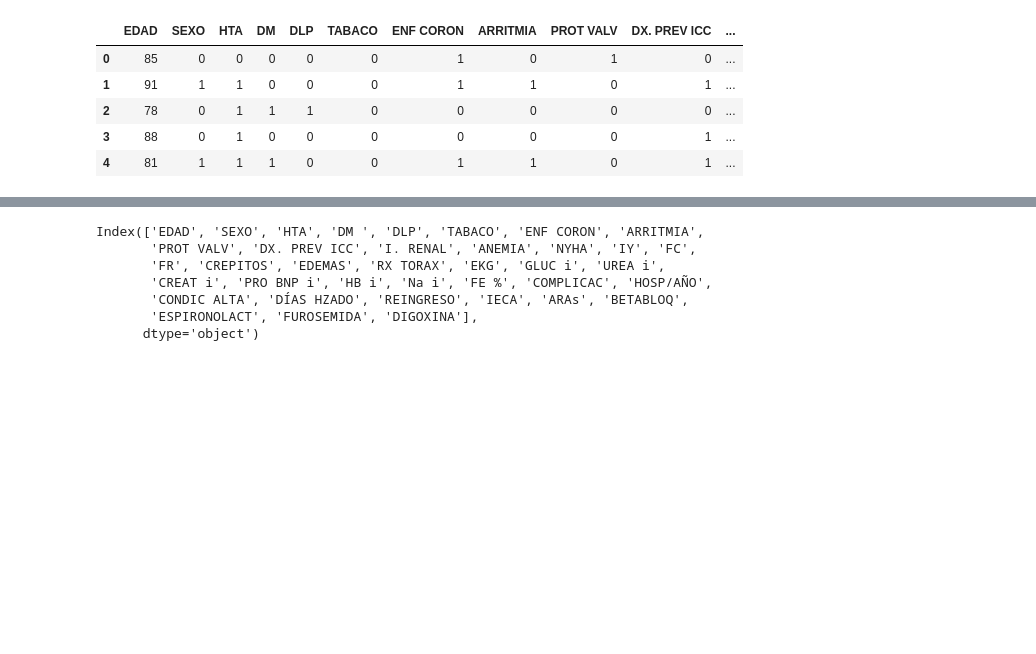
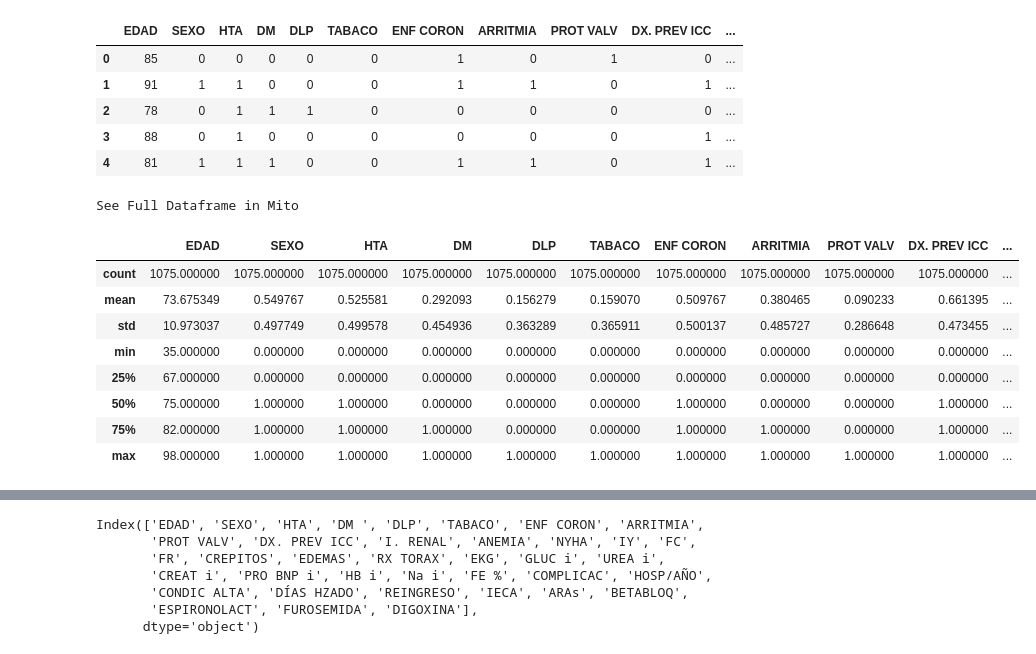
Before and after one commit to moisesStevend/clasificador_altas, a Jupyter notebook: pre_processing/test1.ipynb, the cells around one changed output, grey strips where cells are left out. Drawn from its saved outputs; the diff is of its cells as text; code cells hidden in the pictures; blank space fills up the shorter version.

```diff
--- a/pre_processing/test1.ipynb
+++ b/pre_processing/test1.ipynb
@@ -27,3 +27,16 @@ See Full Dataframe in Mito
 | 2 | 78 | 0 | 1 | 1 | 1 | 0 | 0 | 0 | 0 | 0 | ... |
 | 3 | 88 | 0 | 1 | 0 | 0 | 0 | 0 | 0 | 0 | 1 | ... |
 | 4 | 81 | 1 | 1 | 1 | 0 | 0 | 1 | 1 | 0 | 1 | ... |
+# %%
+df.describe()
+# %% [output]
+See Full Dataframe in Mito
+|  | EDAD | SEXO | HTA | DM | DLP | TABACO | ENF CORON | ARRITMIA | PROT VALV | DX. PREV ICC | ... |
+| count | 1075.000000 | 1075.000000 | 1075.000000 | 1075.000000 | 1075.000000 | 1075.000000 | 1075.000000 | 1075.000000 | 1075.000000 | 1075.000000 | ... |
+| mean | 73.675349 | 0.549767 | 0.525581 | 0.292093 | 0.156279 | 0.159070 | 0.509767 | 0.380465 | 0.090233 | 0.661395 | ... |
+| std | 10.973037 | 0.497749 | 0.499578 | 0.454936 | 0.363289 | 0.365911 | 0.500137 | 0.485727 | 0.286648 | 0.473455 | ... |
+| min | 35.000000 | 0.000000 | 0.000000 | 0.000000 | 0.000000 | 0.000000 | 0.000000 | 0.000000 | 0.000000 | 0.000000 | ... |
+| 25% | 67.000000 | 0.000000 | 0.000000 | 0.000000 | 0.000000 | 0.000000 | 0.000000 | 0.000000 | 0.000000 | 0.000000 | ... |
+| 50% | 75.000000 | 1.000000 | 1.000000 | 0.000000 | 0.000000 | 0.000000 | 1.000000 | 0.000000 | 0.000000 | 1.000000 | ... |
+| 75% | 82.000000 | 1.000000 | 1.000000 | 1.000000 | 0.000000 | 0.000000 | 1.000000 | 1.000000 | 0.000000 | 1.000000 | ... |
+| max | 98.000000 | 1.000000 | 1.000000 | 1.000000 | 1.000000 | 1.000000 | 1.000000 | 1.000000 | 1.000000 | 1.000000 | ... |
```
Also changed, not shown: parts of 2 cells of this notebook.
